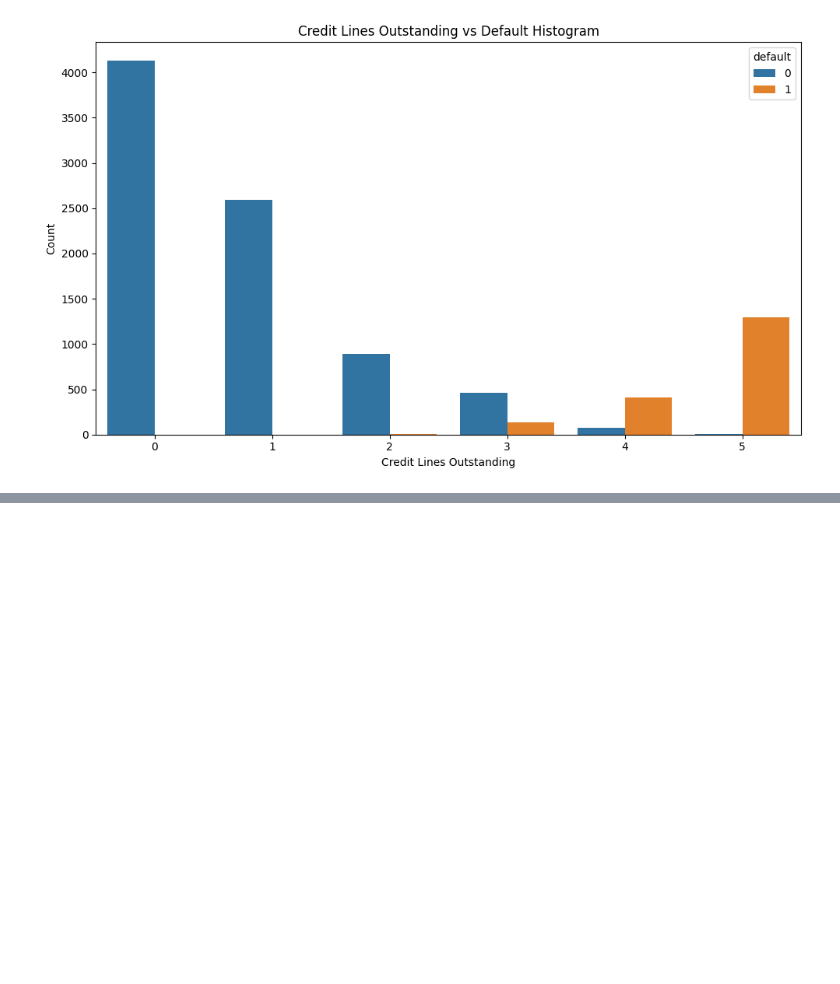
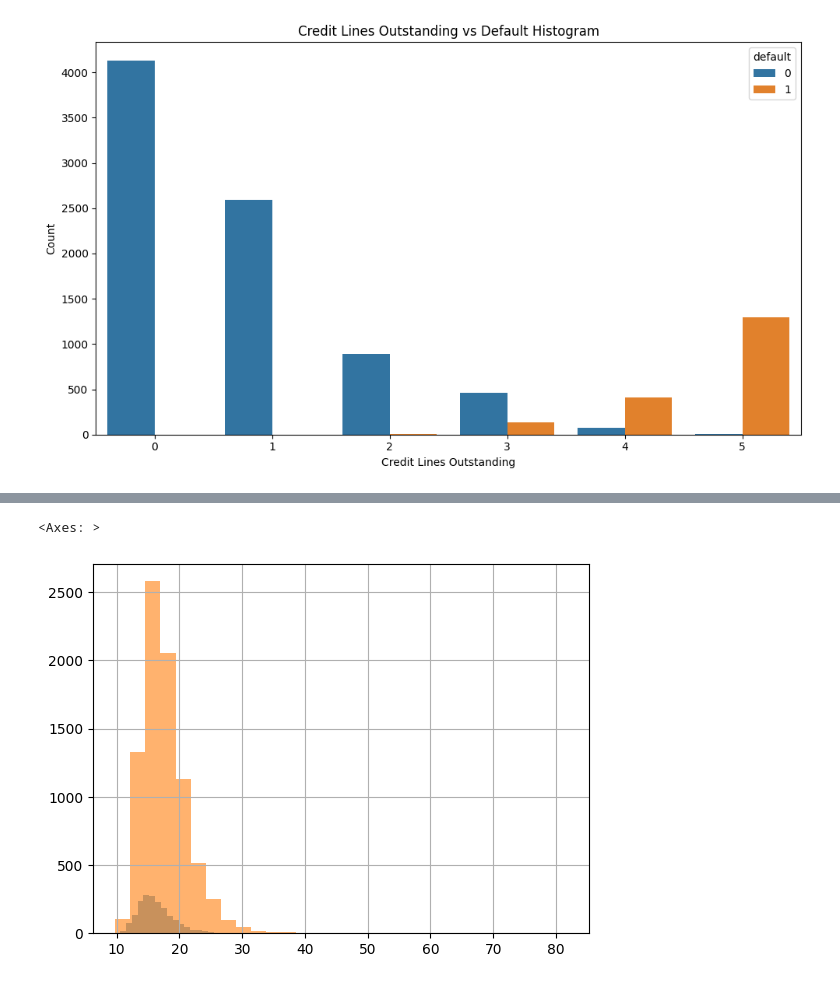
Before and after one commit to urvihp1001/JPMorganQuant, a Jupyter notebook: JPMC3.ipynb, the cells around one changed output, grey strips where cells are left out. Saved outputs shown, nothing was run; the diff lists cells and outputs as text; code cells hidden in the pictures; blank space fills up the shorter version.

```diff
--- a/JPMC3.ipynb
+++ b/JPMC3.ipynb
@@ -162,0 +198,6 @@ plt.tight_layout()
+# %%
+Loans_df[Loans_df['default']==1]['ratio_income_loan_amt'].hist(bins=30,alpha=0.6,label='default=1')
+Loans_df[Loans_df['default']==0]['ratio_income_loan_amt'].hist(bins=30,alpha=0.6,label='default=1')
+# %% [output]
+<Axes: >
+[figure, added]
```
Also changed, not shown: parts of 12 cells of this notebook.
